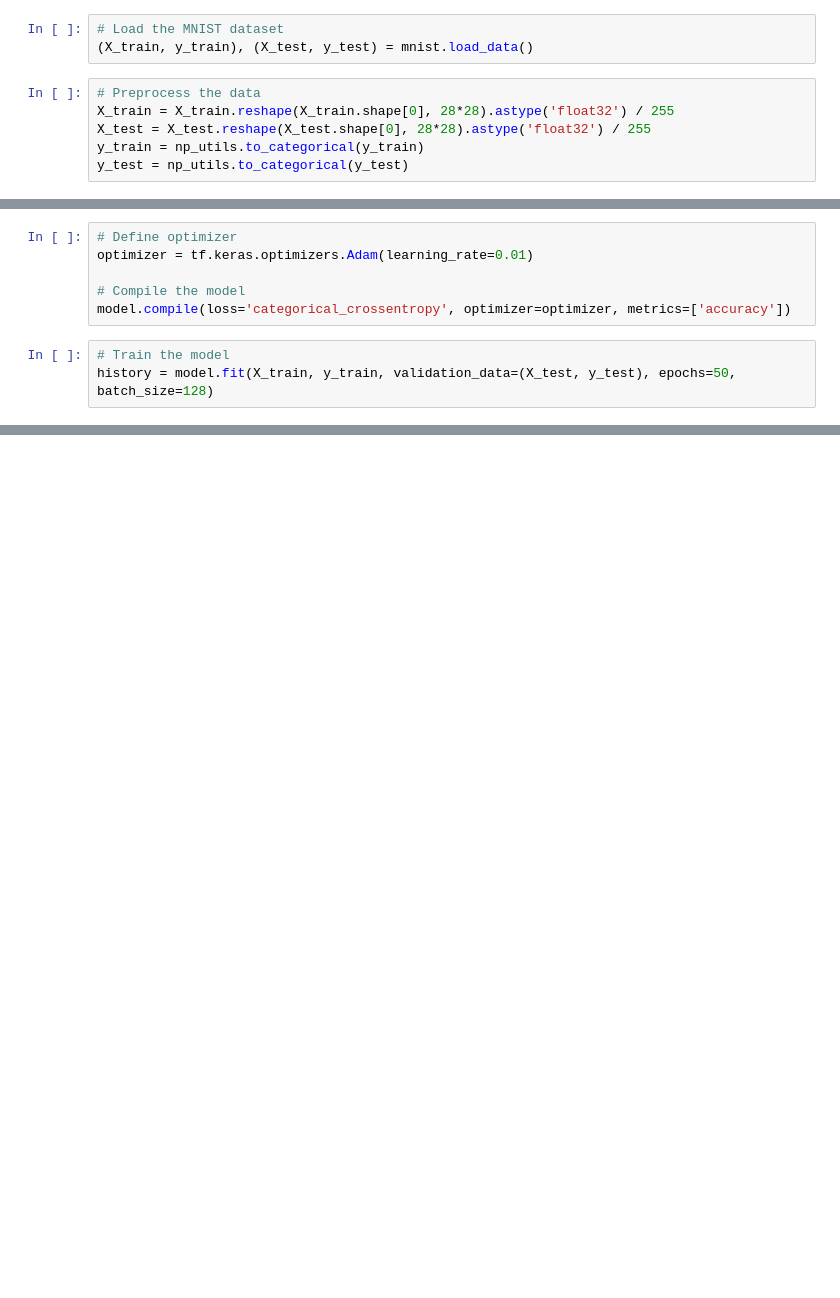
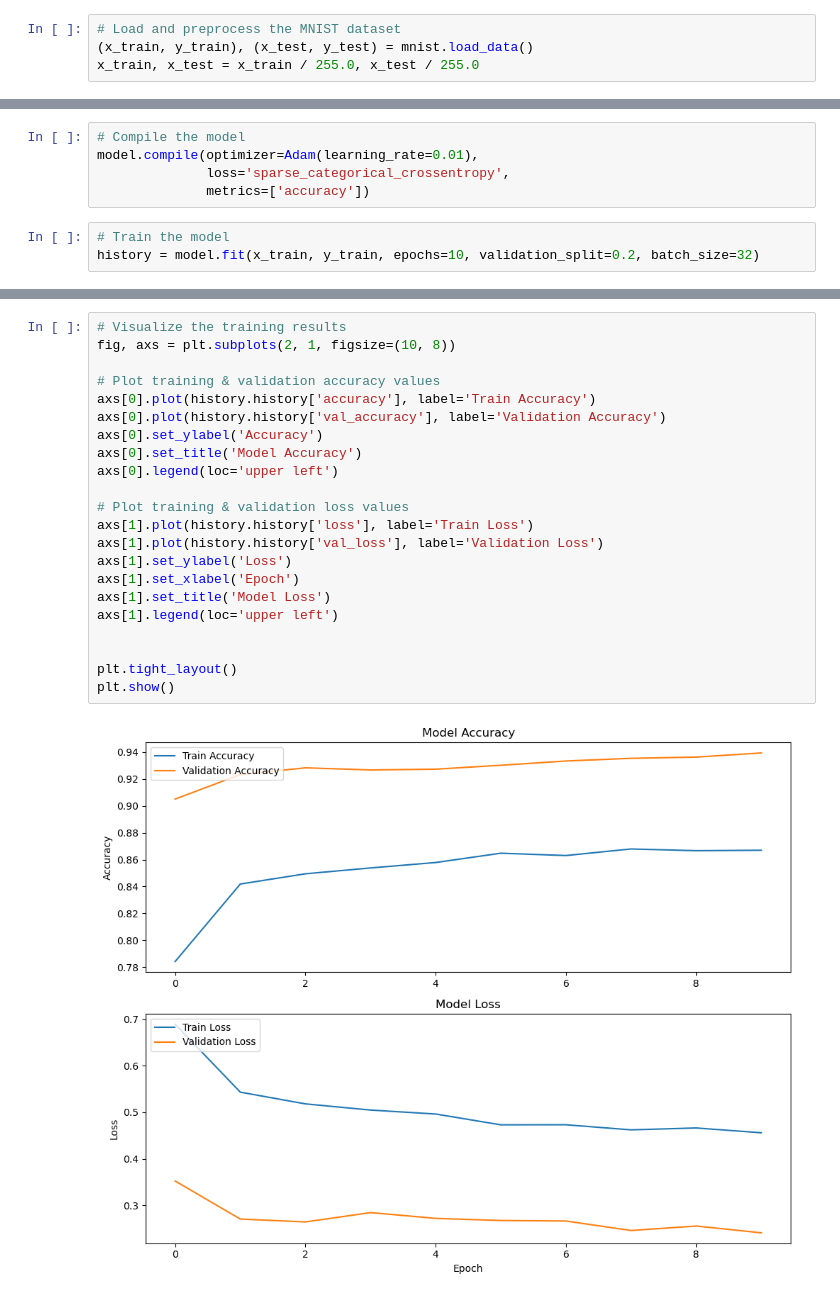
Before and after one commit to glnrmdan/Machine-Learning, a Jupyter notebook: Neural Network/Neural Network - MNIST.ipynb, the cells around one changed output, grey strips where cells are left out. Drawn from its saved outputs; the diff is of its cells as text; blank space fills up the shorter version.

Commit message:
update NN for MNIST Handwritten Digits

```diff
--- a/Neural Network/Neural Network - MNIST.ipynb
+++ b/Neural Network/Neural Network - MNIST.ipynb
@@ -9,10 +9,5 @@ from keras.utils import np_utils
 # %%
-# Load the MNIST dataset
-(X_train, y_train), (X_test, y_test) = mnist.load_data()
+# Load and preprocess the MNIST dataset
+(x_train, y_train), (x_test, y_test) = mnist.load_data()
+x_train, x_test = x_train / 255.0, x_test / 255.0
-# %%
-# Preprocess the data
-X_train = X_train.reshape(X_train.shape[0], 28*28).astype('float32') / 255
-X_test = X_test.reshape(X_test.shape[0], 28*28).astype('float32') / 255
-y_train = np_utils.to_categorical(y_train)
-y_test = np_utils.to_categorical(y_test)
 # %%
@@ -42,10 +23,9 @@ _________________________________________________________________
 # %%
-# Define optimizer
-optimizer = tf.keras.optimizers.Adam(learning_rate=0.01)
-
 # Compile the model
-model.compile(loss='categorical_crossentropy', optimizer=optimizer, metrics=['accuracy'])
+model.compile(optimizer=Adam(learning_rate=0.01),
+              loss='sparse_categorical_crossentropy',
+              metrics=['accuracy'])
 # %%
 # Train the model
-history = model.fit(X_train, y_train, validation_data=(X_test, y_test), epochs=50, batch_size=128)
+history = model.fit(x_train, y_train, epochs=10, validation_split=0.2, batch_size=32)
 # %% [output]
@@ -86,0 +57,24 @@ Test accuracy: 0.9524000287055969
+# %%
+# Visualize the training results
+fig, axs = plt.subplots(2, 1, figsize=(10, 8))
+
+# Plot training & validation accuracy values
+axs[0].plot(history.history['accuracy'], label='Train Accuracy')
+axs[0].plot(history.history['val_accuracy'], label='Validation Accuracy')
+axs[0].set_ylabel('Accuracy')
+axs[0].set_title('Model Accuracy')
+axs[0].legend(loc='upper left')
+
+# Plot training & validation loss values
+axs[1].plot(history.history['loss'], label='Train Loss')
+axs[1].plot(history.history['val_loss'], label='Validation Loss')
+axs[1].set_ylabel('Loss')
+axs[1].set_xlabel('Epoch')
+axs[1].set_title('Model Loss')
+axs[1].legend(loc='upper left')
+
+
+plt.tight_layout()
+plt.show()
+# %% [output]
+[figure, added]
```
Also changed, not shown: parts of 7 cells of this notebook.
